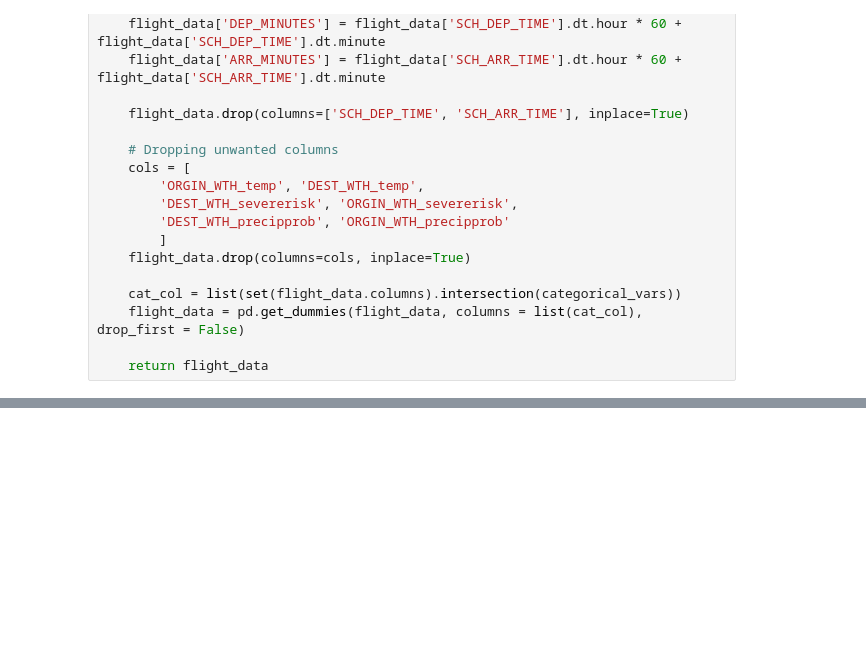
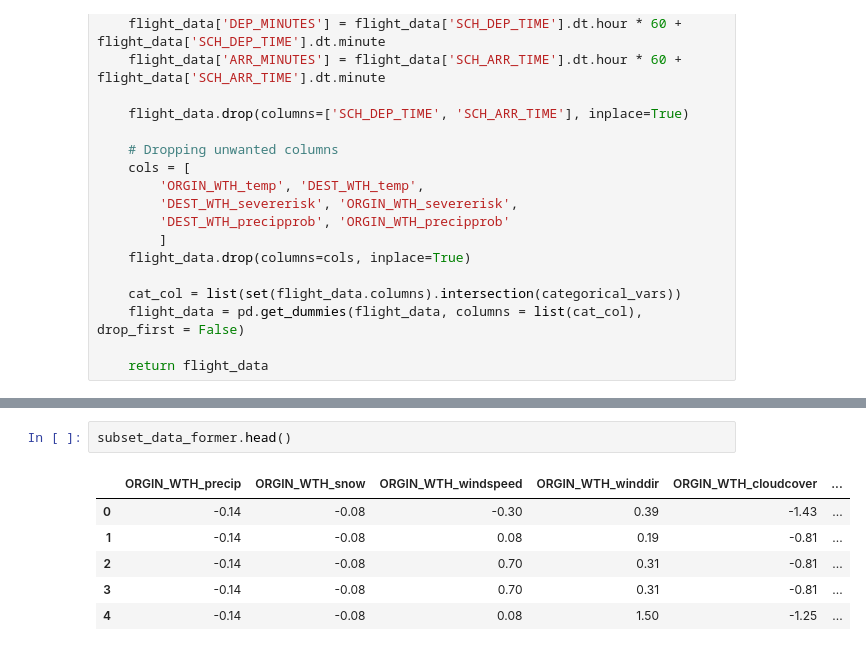
Before and after one commit to pksp99/flight-predictor, a Jupyter notebook: latter_flight_training-pca.ipynb, the cells around one changed output, grey strips where cells are left out. Saved outputs shown, nothing was run; the diff lists cells and outputs as text; blank space fills up the shorter version.

```diff
--- a/latter_flight_training-pca.ipynb
+++ b/latter_flight_training-pca.ipynb
@@ -334,0 +295,9 @@ KeyError: "['OP_UNIQUE_CARRIER_OO'] not in index"
+# %%
+subset_data_former.head()
+# %% [output]
+|  | ORGIN_WTH_precip | ORGIN_WTH_snow | ORGIN_WTH_windspeed | ORGIN_WTH_winddir | ORGIN_WTH_cloudcover | ... |
+| 0 | -0.14 | -0.08 | -0.30 | 0.39 | -1.43 | ... |
+| 1 | -0.14 | -0.08 | 0.08 | 0.19 | -0.81 | ... |
+| 2 | -0.14 | -0.08 | 0.70 | 0.31 | -0.81 | ... |
+| 3 | -0.14 | -0.08 | 0.70 | 0.31 | -0.81 | ... |
+| 4 | -0.14 | -0.08 | 0.08 | 1.50 | -1.25 | ... |
```
Also changed, not shown: parts of 52 cells of this notebook.
